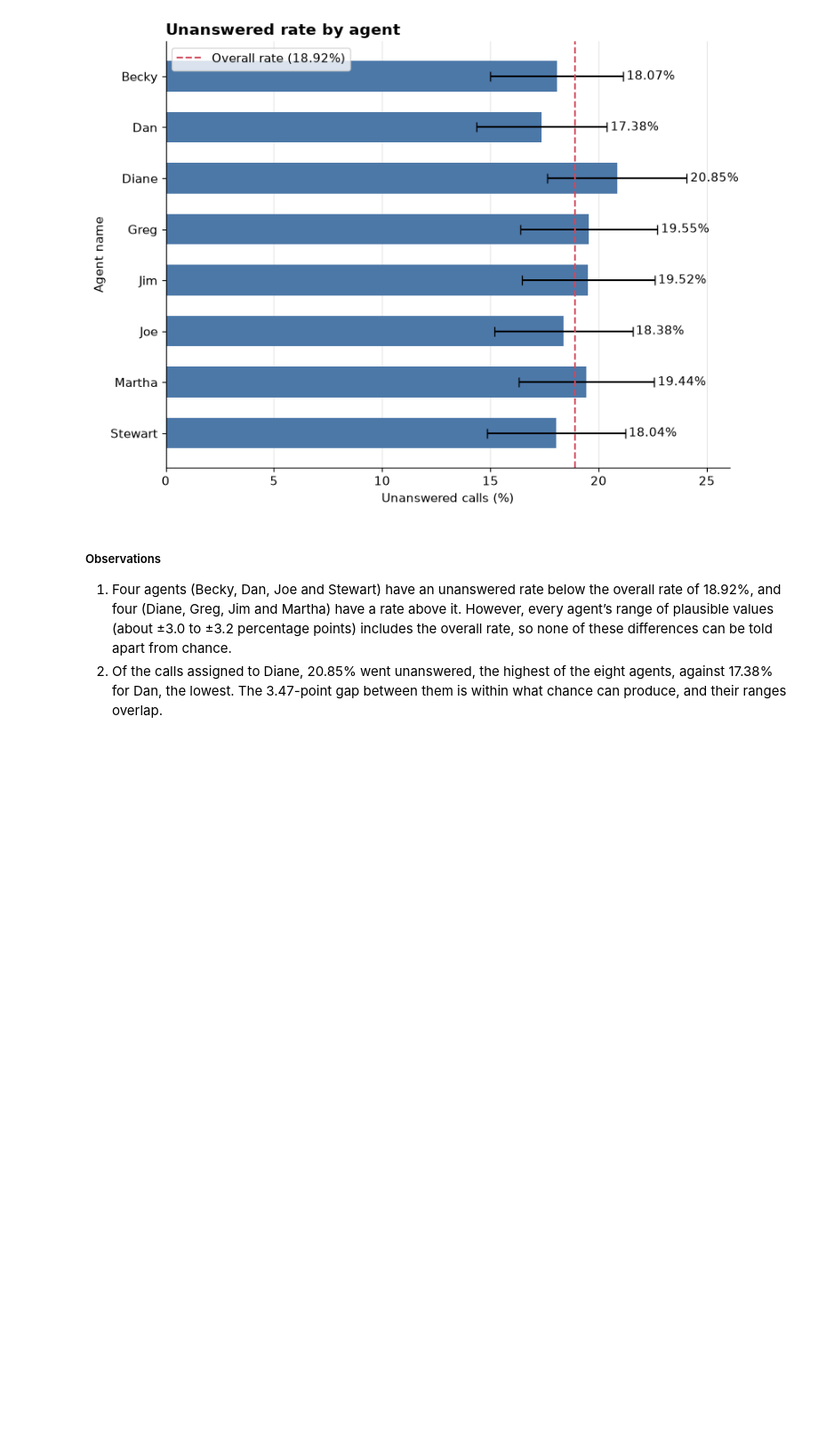
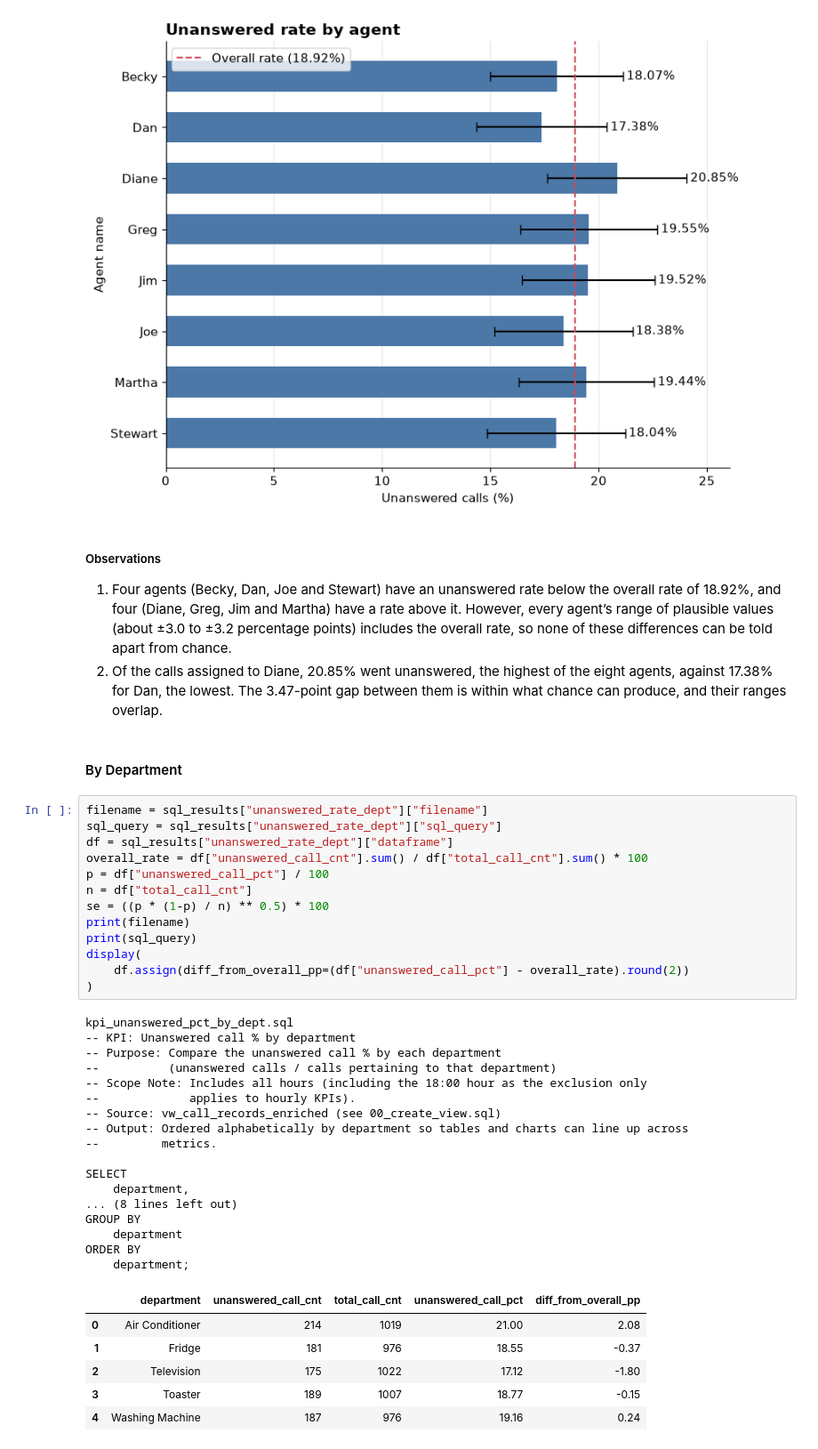
Before and after one commit to Ashish-Krishna-K/call-center-staffing-analytics, a Jupyter notebook: notebooks/03_kpi_analysis.ipynb, the cells around one changed output. Shown at 89% size. Drawn from its saved outputs; the diff is of its cells as text; blank space fills up the shorter version.

```diff
--- a/notebooks/03_kpi_analysis.ipynb
+++ b/notebooks/03_kpi_analysis.ipynb
@@ -582,3 +582,42 @@ plt.show()
 
 1. Four agents (Becky, Dan, Joe and Stewart) have an unanswered rate below the overall rate of 18.92%, and four (Diane, Greg, Jim and Martha) have a rate above it. However, every agent’s range of plausible values (about ±3.0 to ±3.2 percentage points) includes the overall rate, so none of these differences can be told apart from chance.
 2. Of the calls assigned to Diane, 20.85% went unanswered, the highest of the eight agents, against 17.38% for Dan, the lowest. The 3.47-point gap between them is within what chance can produce, and their ranges overlap.
+# %% [markdown]
+#### By Department
+# %%
+filename = sql_results["unanswered_rate_dept"]["filename"]
+sql_query = sql_results["unanswered_rate_dept"]["sql_query"]
+df = sql_results["unanswered_rate_dept"]["dataframe"]
+overall_rate = df["unanswered_call_cnt"].sum() / df["total_call_cnt"].sum() * 100
+p = df["unanswered_call_pct"] / 100
+n = df["total_call_cnt"]
+se = ((p * (1-p) / n) ** 0.5) * 100
+print(filename)
+print(sql_query)
+display(
+    df.assign(diff_from_overall_pp=(df["unanswered_call_pct"] - overall_rate).round(2))
+)
+# %% [output]
+kpi_unanswered_pct_by_dept.sql
+-- KPI: Unanswered call % by department
+-- Purpose: Compare the unanswered call % by each department
+--          (unanswered calls / calls pertaining to that department)
+-- Scope Note: Includes all hours (including the 18:00 hour as the exclusion only
+--             applies to hourly KPIs).
+-- Source: vw_call_records_enriched (see 00_create_view.sql)
+-- Output: Ordered alphabetically by department so tables and charts can line up across
+--         metrics.
+
+SELECT
+    department,
+... (8 lines left out)
+GROUP BY
+    department
+ORDER BY
+    department;
+|  | department | unanswered_call_cnt | total_call_cnt | unanswered_call_pct | diff_from_overall_pp |
+| 0 | Air Conditioner | 214 | 1019 | 21.00 | 2.08 |
+| 1 | Fridge | 181 | 976 | 18.55 | -0.37 |
+| 2 | Television | 175 | 1022 | 17.12 | -1.80 |
+| 3 | Toaster | 189 | 1007 | 18.77 | -0.15 |
+| 4 | Washing Machine | 187 | 976 | 19.16 | 0.24 |
```
Also changed, not shown: parts of 2 cells of this notebook.
